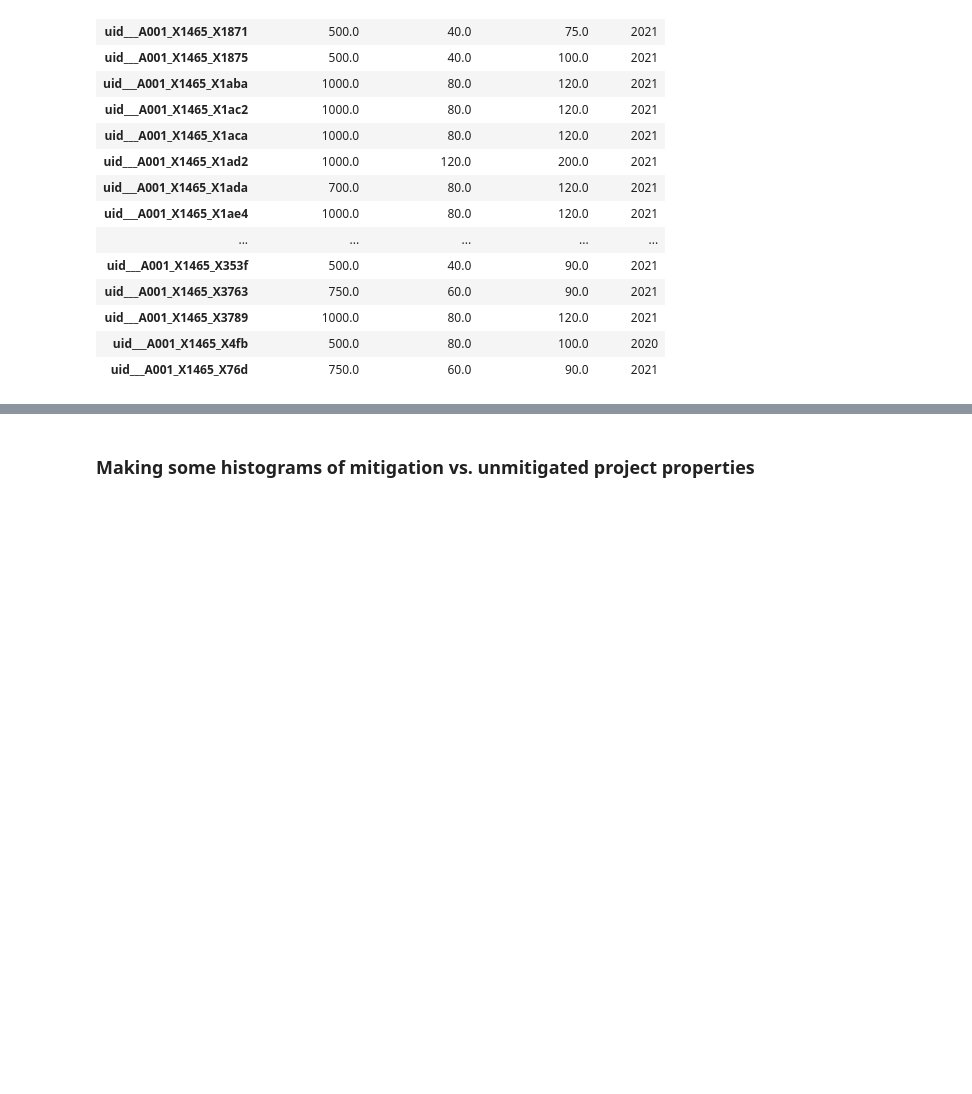
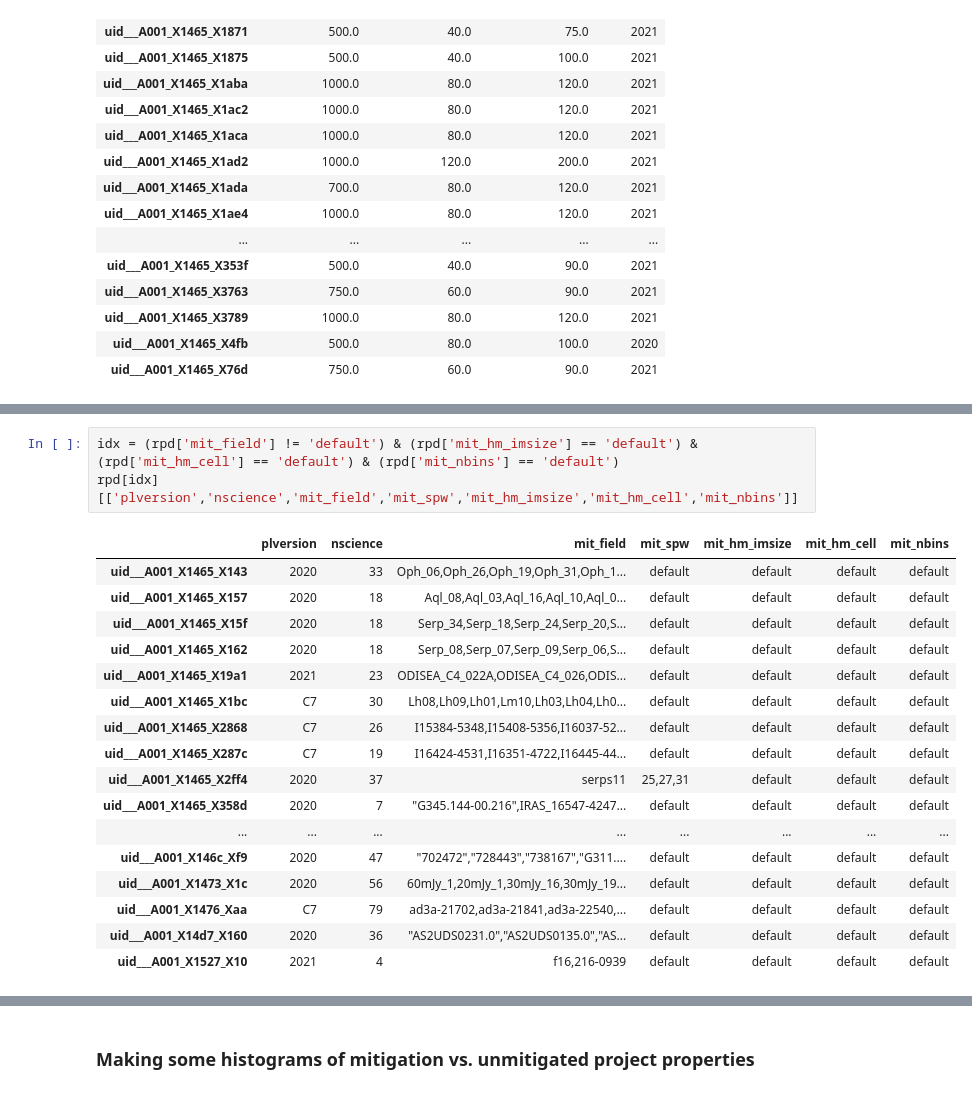
Before and after one commit to aakepley/big-cubes, a Jupyter notebook: calc_weblog_mitigation_stats.ipynb, the cells around one changed output, grey strips where cells are left out. Drawn from its saved outputs; the diff is of its cells as text; blank space fills up the shorter version.

```diff
--- a/calc_weblog_mitigation_stats.ipynb
+++ b/calc_weblog_mitigation_stats.ipynb
@@ -281,0 +414,21 @@ rpd[idx][['allowedprodsize','allowedcubesize','allowedcubelimit','plversion']]
+# %%
+idx = (rpd['mit_field'] != 'default') & (rpd['mit_hm_imsize'] == 'default') & (rpd['mit_hm_cell'] == 'default') & (rpd['mit_nbins'] == 'default')
+rpd[idx][['plversion','nscience','mit_field','mit_spw','mit_hm_imsize','mit_hm_cell','mit_nbins']]
+# %% [output]
+|  | plversion | nscience | mit_field | mit_spw | mit_hm_imsize | mit_hm_cell | mit_nbins |
+| uid___A001_X1465_X143 | 2020 | 33 | Oph_06,Oph_26,Oph_19,Oph_31,Oph_1... | default | default | default | default |
+| uid___A001_X1465_X157 | 2020 | 18 | Aql_08,Aql_03,Aql_16,Aql_10,Aql_0... | default | default | default | default |
+| uid___A001_X1465_X15f | 2020 | 18 | Serp_34,Serp_18,Serp_24,Serp_20,S... | default | default | default | default |
+| uid___A001_X1465_X162 | 2020 | 18 | Serp_08,Serp_07,Serp_09,Serp_06,S... | default | default | default | default |
+| uid___A001_X1465_X19a1 | 2021 | 23 | ODISEA_C4_022A,ODISEA_C4_026,ODIS... | default | default | default | default |
+| uid___A001_X1465_X1bc | C7 | 30 | Lh08,Lh09,Lh01,Lm10,Lh03,Lh04,Lh0... | default | default | default | default |
+| uid___A001_X1465_X2868 | C7 | 26 | I15384-5348,I15408-5356,I16037-52... | default | default | default | default |
+| uid___A001_X1465_X287c | C7 | 19 | I16424-4531,I16351-4722,I16445-44... | default | default | default | default |
+| uid___A001_X1465_X2ff4 | 2020 | 37 | serps11 | 25,27,31 | default | default | default |
+| uid___A001_X1465_X358d | 2020 | 7 | "G345.144-00.216",IRAS_16547-4247... | default | default | default | default |
+| ... | ... | ... | ... | ... | ... | ... | ... |
+| uid___A001_X146c_Xf9 | 2020 | 47 | "702472","728443","738167","G311.... | default | default | default | default |
+| uid___A001_X1473_X1c | 2020 | 56 | 60mJy_1,20mJy_1,30mJy_16,30mJy_19... | default | default | default | default |
+| uid___A001_X1476_Xaa | C7 | 79 | ad3a-21702,ad3a-21841,ad3a-22540,... | default | default | default | default |
+| uid___A001_X14d7_X160 | 2020 | 36 | "AS2UDS0231.0","AS2UDS0135.0","AS... | default | default | default | default |
+| uid___A001_X1527_X10 | 2021 | 4 | f16,216-0939 | default | default | default | default |
```
Also changed, not shown: parts of 53 cells of this notebook, 2 other files.
